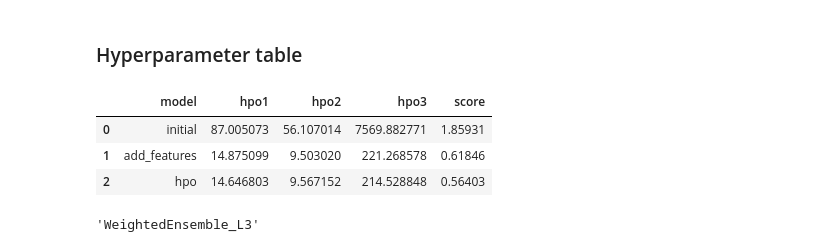
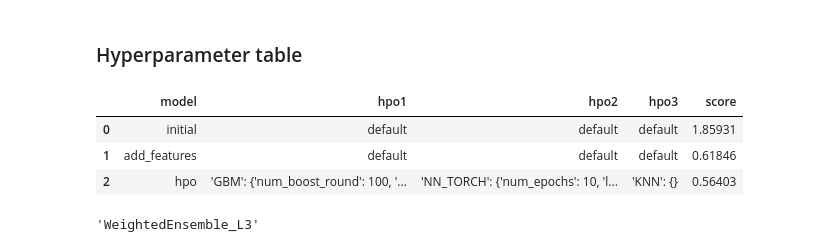
Before and after one commit to MKBenjie/Predict-Bike-Sharing-Demand-with-AutoGluon, a Jupyter notebook: project/project-template.ipynb, the cells around one changed output. Cells and saved outputs as stored; diff of their text form; code cells hidden in the pictures.

Commit message:
updated parameter table

```diff
--- a/project/project-template.ipynb
+++ b/project/project-template.ipynb
@@ -819,26 +819,26 @@ fig.savefig('model_test_score.png')
 # %%
 # The 3 hyperparameters we tuned with the kaggle score as the result
 pd.DataFrame({
     "model": ["initial", "add_features", "hpo"],
-    "hpo1": [(predictor_scores['root_mean_squared_error'])*-1,
-             (predictor_new_features_scores['root_mean_squared_error'])*-1,
-             (predictor_new_hpo_scores['root_mean_squared_error'])*-1,
+    "hpo1": ["default",
+             "default",
+             "'GBM': {'num_boost_round': 100, 'num_leaves': Int: lower=26, upper=66}",
             ],
-    "hpo2": [(predictor_scores['mean_absolute_error'])*-1,
-             (predictor_new_features_scores['mean_absolute_error'])*-1,
-             (predictor_new_hpo_scores['mean_absolute_error'])*-1,
+    "hpo2": ["default",
+             "default",
+             "'NN_TORCH': {'num_epochs': 10, 'learning_rate': Real: lower=0.0001, upper=0.01, 'activation': Categorical['relu', 'softrelu', 'tanh'], 'dropout_prob': Real: lower=0.0, upper=0.5}",
             ],
-    "hpo3": [(predictor_scores['mean_squared_error'])*-1,
-             (predictor_new_features_scores['mean_squared_error'])*-1,
-             (predictor_new_hpo_scores['mean_squared_error'])*-1,
+    "hpo3": ["default",
+             "default",
+             "'KNN': {}",
             ],
     "score": [1.85931, 0.61846, 0.56403]
 })
 # %% [output]
 |  | model | hpo1 | hpo2 | hpo3 | score |
-| 0 | initial | 87.005073 | 56.107014 | 7569.882771 | 1.85931 |
-| 1 | add_features | 14.875099 | 9.503020 | 221.268578 | 0.61846 |
-| 2 | hpo | 14.646803 | 9.567152 | 214.528848 | 0.56403 |
+| 0 | initial | default | default | default | 1.85931 |
+| 1 | add_features | default | default | default | 0.61846 |
+| 2 | hpo | 'GBM': {'num_boost_round': 100, '... | 'NN_TORCH': {'num_epochs': 10, 'l... | 'KNN': {} | 0.56403 |
 # %%
 predictor.model_best
 # %% [output]
```
Also changed, not shown: 1 other file.
